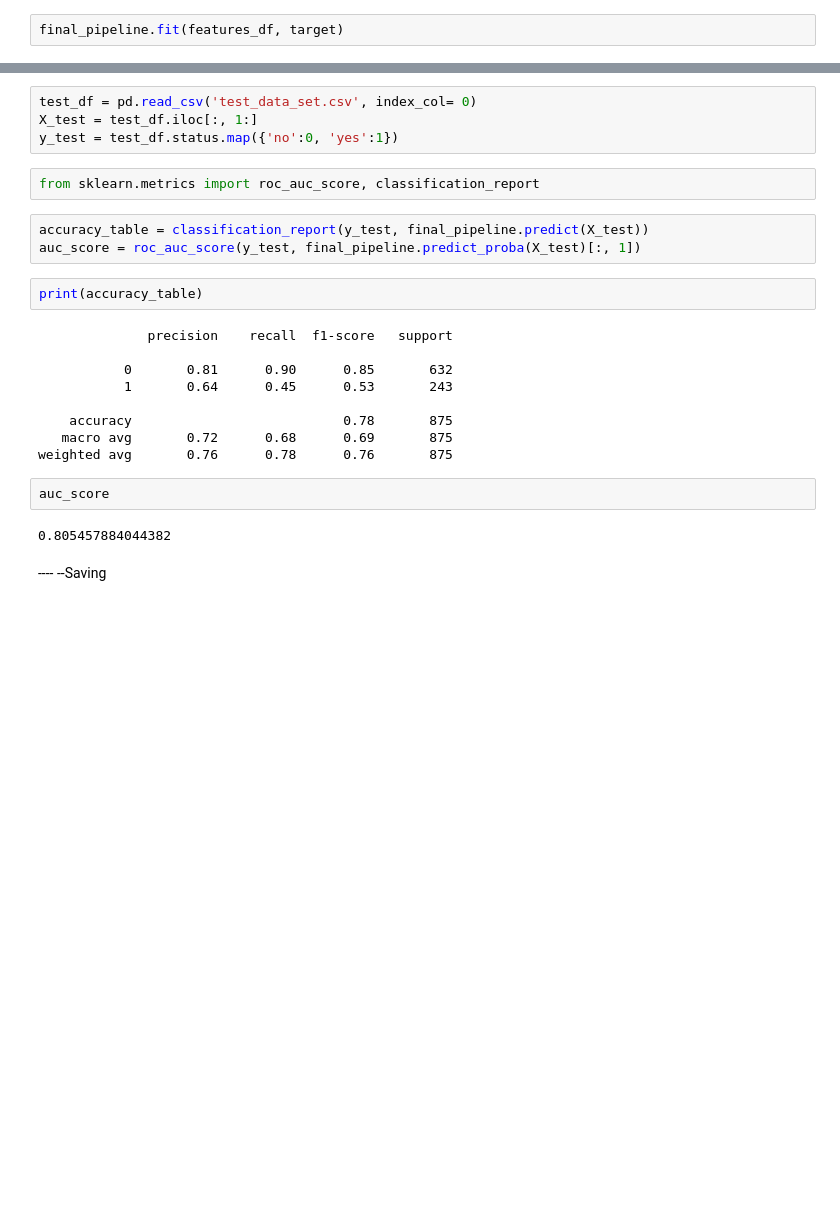
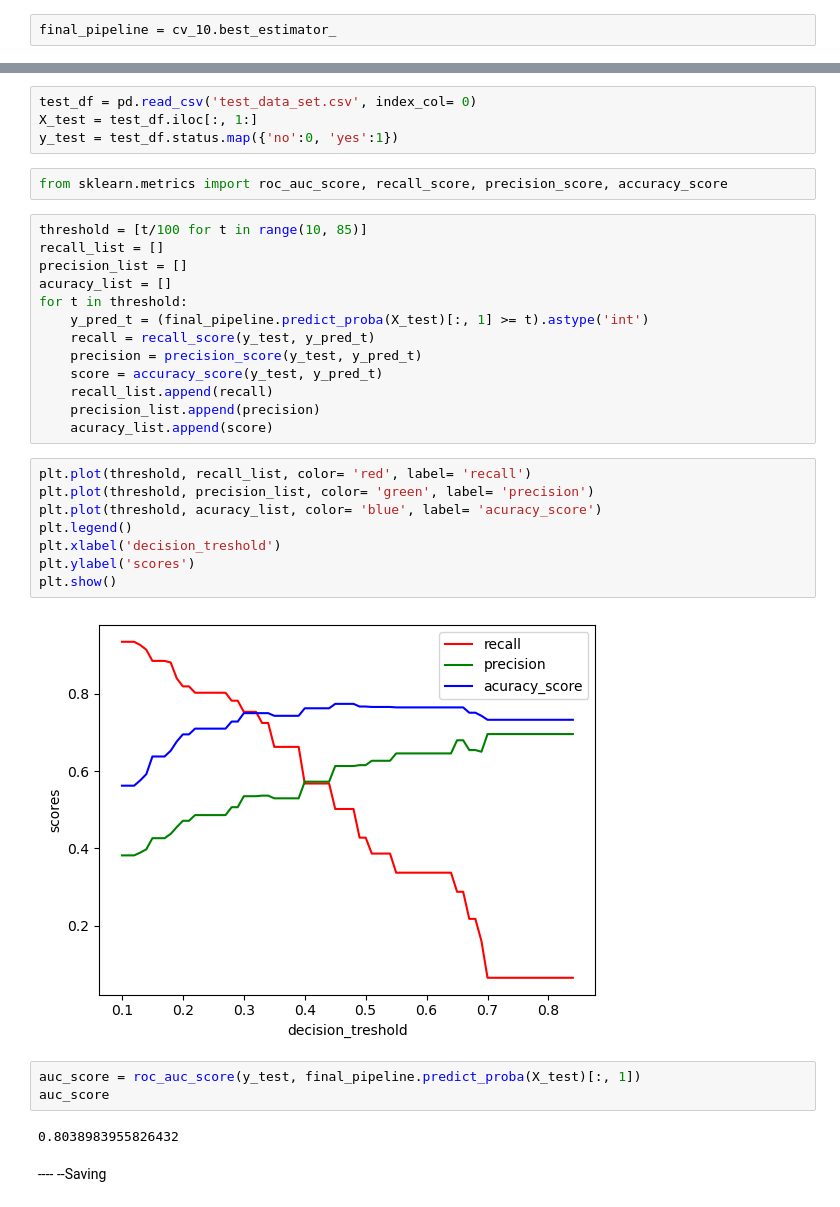
Before and after one commit to tsikospanagiotis87/credit_evaluation_project, a Jupyter notebook: cv_final_model.ipynb, the cells around one changed output, grey strips where cells are left out. Cells and saved outputs as stored; diff of their text form; blank space fills up the shorter version.

```diff
--- a/cv_final_model.ipynb
+++ b/cv_final_model.ipynb
@@ -143,2 +144,2 @@ final_pipeline = Pipeline([
 # %%
-final_pipeline.fit(features_df, target)
+final_pipeline = cv_10.best_estimator_
@@ -159,25 +162,35 @@ test_df = pd.read_csv('test_data_set.csv', index_col= 0)
 X_test = test_df.iloc[:, 1:]
 y_test = test_df.status.map({'no':0, 'yes':1})
 # %%
-from sklearn.metrics import roc_auc_score, classification_report
+from sklearn.metrics import roc_auc_score, recall_score, precision_score, accuracy_score
 # %%
-accuracy_table = classification_report(y_test, final_pipeline.predict(X_test))
-auc_score = roc_auc_score(y_test, final_pipeline.predict_proba(X_test)[:, 1])
+threshold = [t/100 for t in range(10, 85)]
+recall_list = []
+precision_list = []
+acuracy_list = []
+for t in threshold:
+    y_pred_t = (final_pipeline.predict_proba(X_test)[:, 1] >= t).astype('int')
+    recall = recall_score(y_test, y_pred_t)
+    precision = precision_score(y_test, y_pred_t)
+    score = accuracy_score(y_test, y_pred_t)
+    recall_list.append(recall)
+    precision_list.append(precision)
+    acuracy_list.append(score)
 # %%
-print(accuracy_table)
+plt.plot(threshold, recall_list, color= 'red', label= 'recall')
+plt.plot(threshold, precision_list, color= 'green', label= 'precision')
+plt.plot(threshold, acuracy_list, color= 'blue', label= 'acuracy_score')
+plt.legend()
+plt.xlabel('decision_treshold')
+plt.ylabel('scores')
+plt.show()
 # %% [output]
-              precision    recall  f1-score   support
-
-           0       0.81      0.90      0.85       632
-           1       0.64      0.45      0.53       243
-
-    accuracy                           0.78       875
-   macro avg       0.72      0.68      0.69       875
-weighted avg       0.76      0.78      0.76       875
+[figure, added]
 # %%
+auc_score = roc_auc_score(y_test, final_pipeline.predict_proba(X_test)[:, 1])
 auc_score
 # %% [output]
-0.805457884044382
+0.8038983955826432
 # %% [markdown]
 ---- --Saving
 # %%
```
Also changed, not shown: parts of 16 cells of this notebook, 8 other files.
